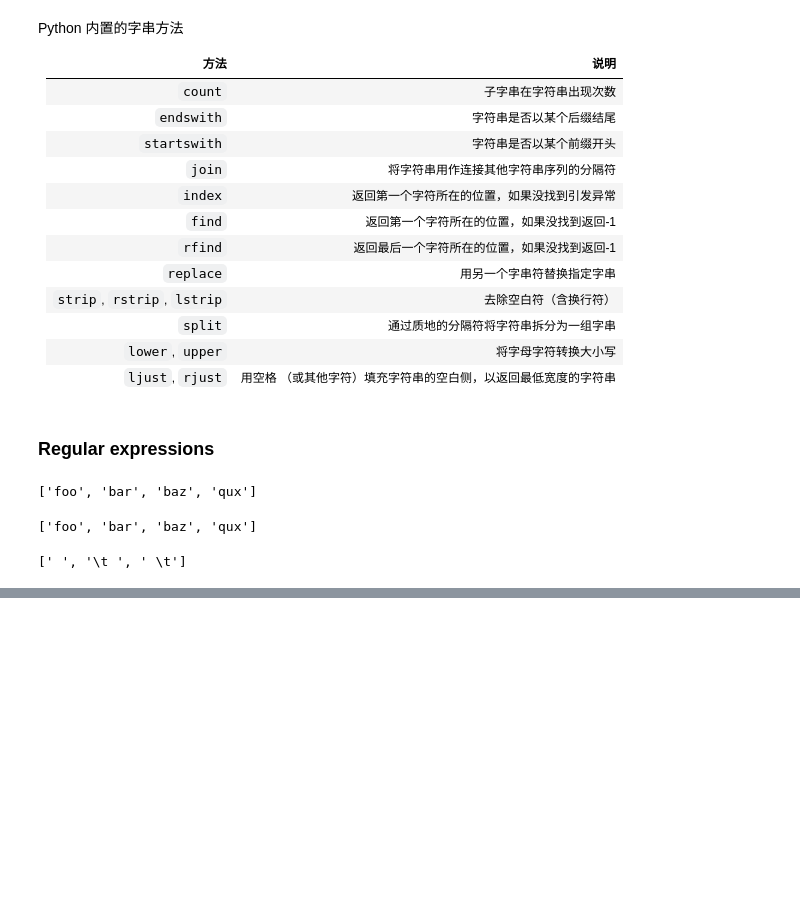
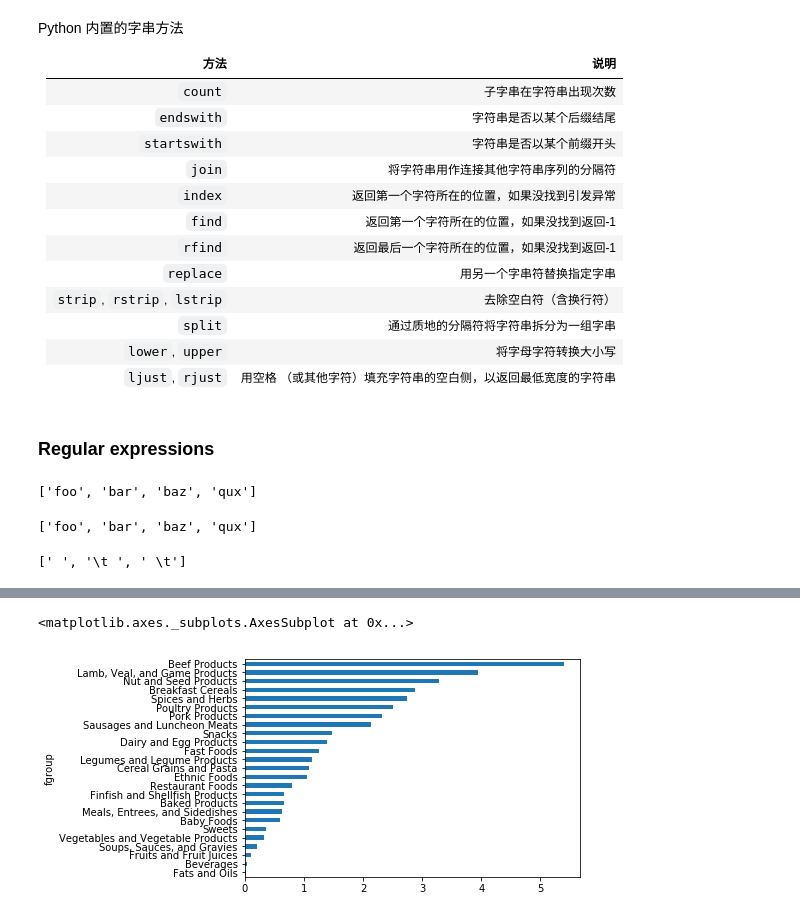
Before and after one commit to hugolu/learn-python, a Jupyter notebook: python-for-data-analysis/ch07-data-wrangling-clean-transform-merge-reshape.ipynb, the cells around one changed output, grey strips where cells are left out. Drawn from its saved outputs; the diff is of its cells as text; code cells hidden in the pictures; blank space fills up the shorter version.

```diff
--- a/python-for-data-analysis/ch07-data-wrangling-clean-transform-merge-reshape.ipynb
+++ b/python-for-data-analysis/ch07-data-wrangling-clean-transform-merge-reshape.ipynb
@@ -1134,0 +1390,7 @@ regex.findall(text)
+# %%
+# 去除重复项
+nutrients = nutrients.drop_duplicates()
+# %%
+# 重新命名 food's column (跟 nutrients' column 重复)
+info = info.rename(columns={'description': 'food', 'group': 'fgroup'}, copy=False)
+info.head()
@@ -1134,0 +1404,4 @@ regex.findall(text)
+# %%
+# 重新命名 nutrients' column (跟 food's column 重复)
+nutrients = nutrients.rename(columns={'description': 'nutrient', 'group': 'ngroup'}, copy=False)
+nutrients.head()
@@ -1134,0 +1415,4 @@ regex.findall(text)
+# %%
+# 合并 info & nutrients
+ndata = pd.merge(nutrients, info, on='id', how='outer')
+ndata.ix[30000]
@@ -1134,0 +1429,7 @@ regex.findall(text)
+# %%
+# 根据营养分类得出锌的中位数
+result = ndata.groupby(['nutrient', 'fgroup'])['value'].quantile(0.5)
+result['Zinc, Zn'].sort_values().plot(kind='barh')
+# %% [output]
+<matplotlib.axes._subplots.AxesSubplot at 0x...>
+[figure, added]
```
Also changed, not shown: parts of 45 cells of this notebook.
